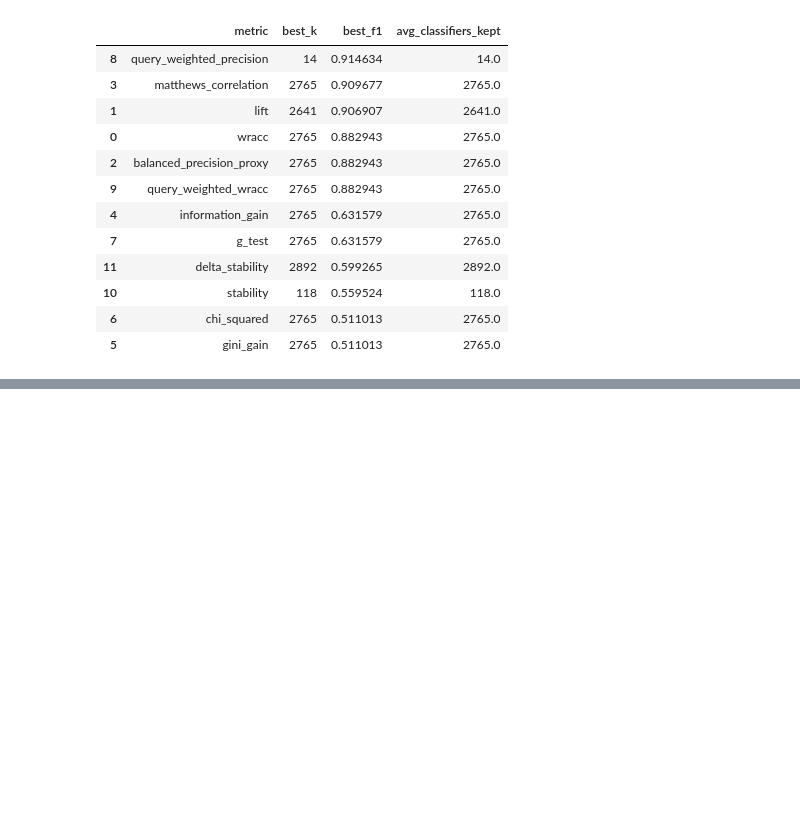
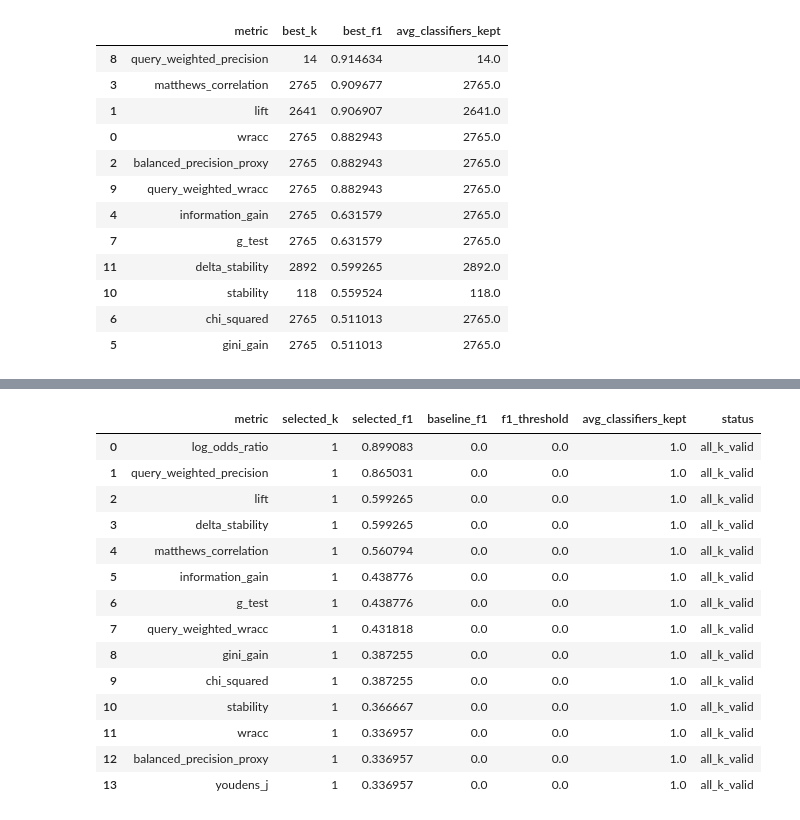
Before and after one commit to TTPO100AJIEX/OSDA-LazyFCA, a Jupyter notebook: experiments/rice_topk_ranking_raw.ipynb, the cells around one changed output, grey strips where cells are left out. Saved outputs shown, nothing was run; the diff lists cells and outputs as text; code cells hidden in the pictures; blank space fills up the shorter version.

```diff
--- a/experiments/rice_topk_ranking_raw.ipynb
+++ b/experiments/rice_topk_ranking_raw.ipynb
@@ -441,0 +547,15 @@ summary_df
+# %%
+metric_name = "query_weighted_precision"
+k_value = 20
+
+results = evaluate_metric_topk(metric_name, np.array([k_value]))
+row = results.iloc[0]
+
+print(f"Metric: {metric_name}")
+print(f"Top-k: {int(row['k'])}")
+print(f"F1-score: {row['F1-score']:.6f}")
+print(f"Accuracy: {row['Accuracy']:.6f}")
+print(f"Precision: {row['Precision']:.6f}")
+print(f"Recall: {row['Recall']:.6f}")
+print(f"AUC-ROC: {row['AUC-ROC']:.6f}")
+print(f"Average classifiers kept: {row['Average classifiers kept']:.2f}")
@@ -441,0 +665,38 @@ summary_df
+# %%
+metrics_to_check = [
+    "wracc",
+    "lift",
+    "balanced_precision_proxy",
+    "youdens_j",
+    "matthews_correlation",
+    "information_gain",
+    "gini_gain",
+    "log_odds_ratio",
+    "chi_squared",
+    "g_test",
+    "query_weighted_precision",
+    "query_weighted_wracc",
+    "stability",
+    "delta_stability",
+]
+
+rank_metrics_by_f1_retention(
+    metrics_to_check=metrics_to_check,
+    allowed_drop_percent=5.0,
+)
+# %% [output]
+|  | metric | selected_k | selected_f1 | baseline_f1 | f1_threshold | avg_classifiers_kept | status |
+| 0 | log_odds_ratio | 1 | 0.899083 | 0.0 | 0.0 | 1.0 | all_k_valid |
+| 1 | query_weighted_precision | 1 | 0.865031 | 0.0 | 0.0 | 1.0 | all_k_valid |
+| 2 | lift | 1 | 0.599265 | 0.0 | 0.0 | 1.0 | all_k_valid |
+| 3 | delta_stability | 1 | 0.599265 | 0.0 | 0.0 | 1.0 | all_k_valid |
+| 4 | matthews_correlation | 1 | 0.560794 | 0.0 | 0.0 | 1.0 | all_k_valid |
+| 5 | information_gain | 1 | 0.438776 | 0.0 | 0.0 | 1.0 | all_k_valid |
+| 6 | g_test | 1 | 0.438776 | 0.0 | 0.0 | 1.0 | all_k_valid |
+| 7 | query_weighted_wracc | 1 | 0.431818 | 0.0 | 0.0 | 1.0 | all_k_valid |
+| 8 | gini_gain | 1 | 0.387255 | 0.0 | 0.0 | 1.0 | all_k_valid |
+| 9 | chi_squared | 1 | 0.387255 | 0.0 | 0.0 | 1.0 | all_k_valid |
+| 10 | stability | 1 | 0.366667 | 0.0 | 0.0 | 1.0 | all_k_valid |
+| 11 | wracc | 1 | 0.336957 | 0.0 | 0.0 | 1.0 | all_k_valid |
+| 12 | balanced_precision_proxy | 1 | 0.336957 | 0.0 | 0.0 | 1.0 | all_k_valid |
+| 13 | youdens_j | 1 | 0.336957 | 0.0 | 0.0 | 1.0 | all_k_valid |
```
Also changed, not shown: parts of 11 cells of this notebook, 15 other files.
